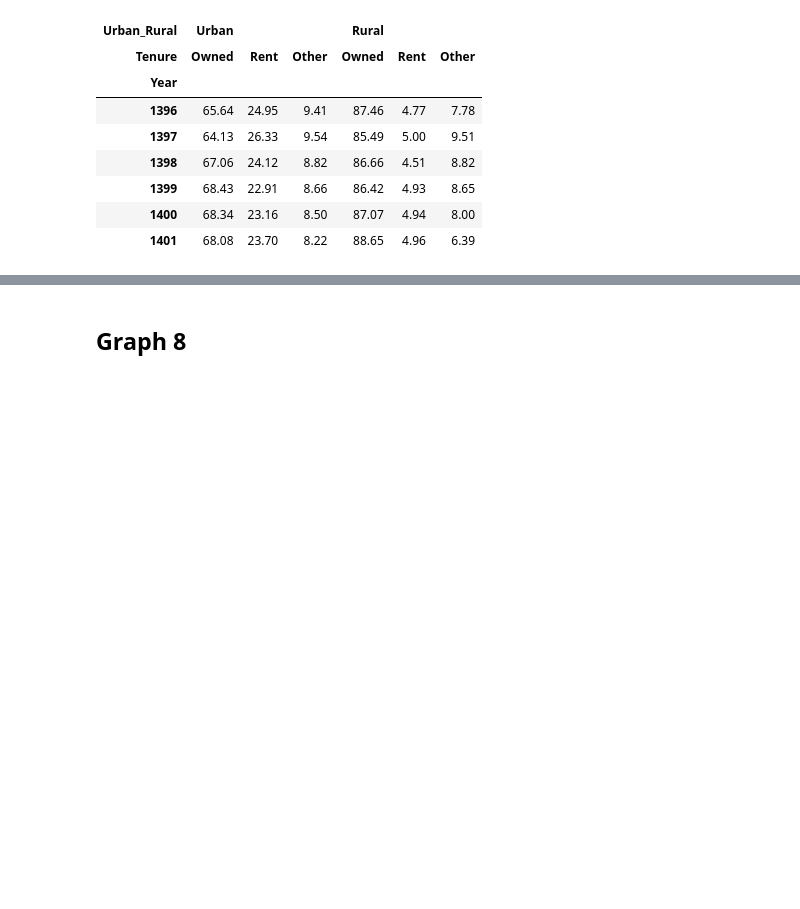
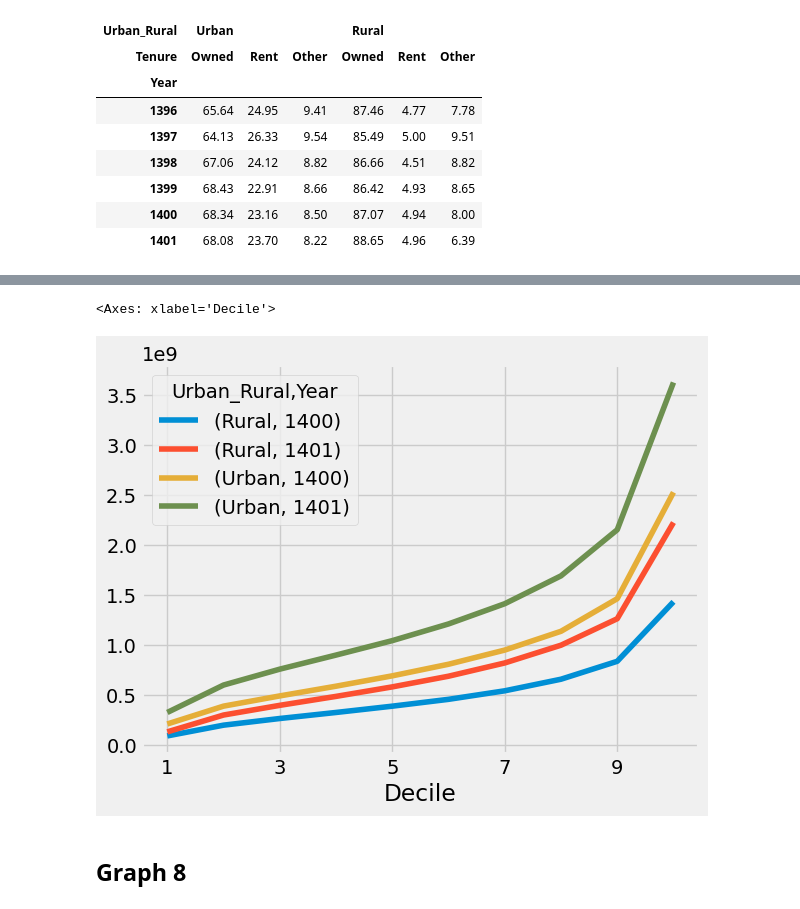
Before and after one commit to Iran-Open-Data/HBSIR_OLD, a Jupyter notebook: examples/ISC/summary_results/1401/summary-results.ipynb, the cells around one changed output, grey strips where cells are left out. Saved outputs shown, nothing was run; the diff lists cells and outputs as text; code cells hidden in the pictures; blank space fills up the shorter version.

```diff
--- a/examples/ISC/summary_results/1401/summary-results.ipynb
+++ b/examples/ISC/summary_results/1401/summary-results.ipynb
@@ -309,3 +454,20 @@ image
+# %%
+(
+    pd.concat(
+        [
+            rural_table.loc[range(1, 11), (slice(None), "Sum")],
+            urban_table.loc[range(1, 11), (slice(None), "Sum")],
+        ],
+        axis="columns",
+        keys=["Rural", "Urban"],
+        names=["Urban_Rural", "Year", "Food_NonFood"]
+    )
+    .droplevel(2, axis="columns")
+    .plot.line()
+)
+# %% [output]
+<Axes: xlabel='Decile'>
+[figure, added]
 # %% [markdown]
 ## Graph 8
 # %%
```
Also changed, not shown: parts of 11 cells of this notebook.
